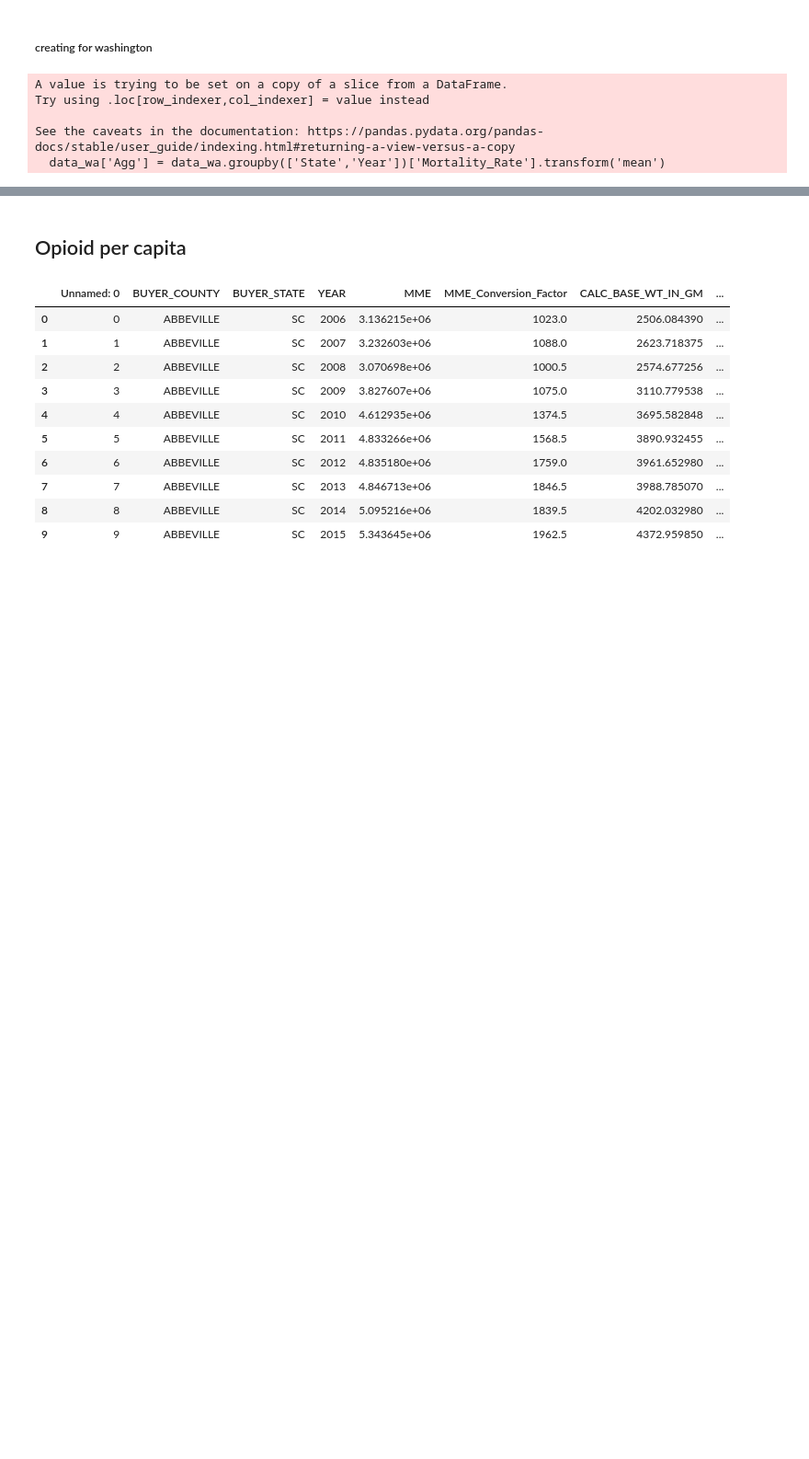
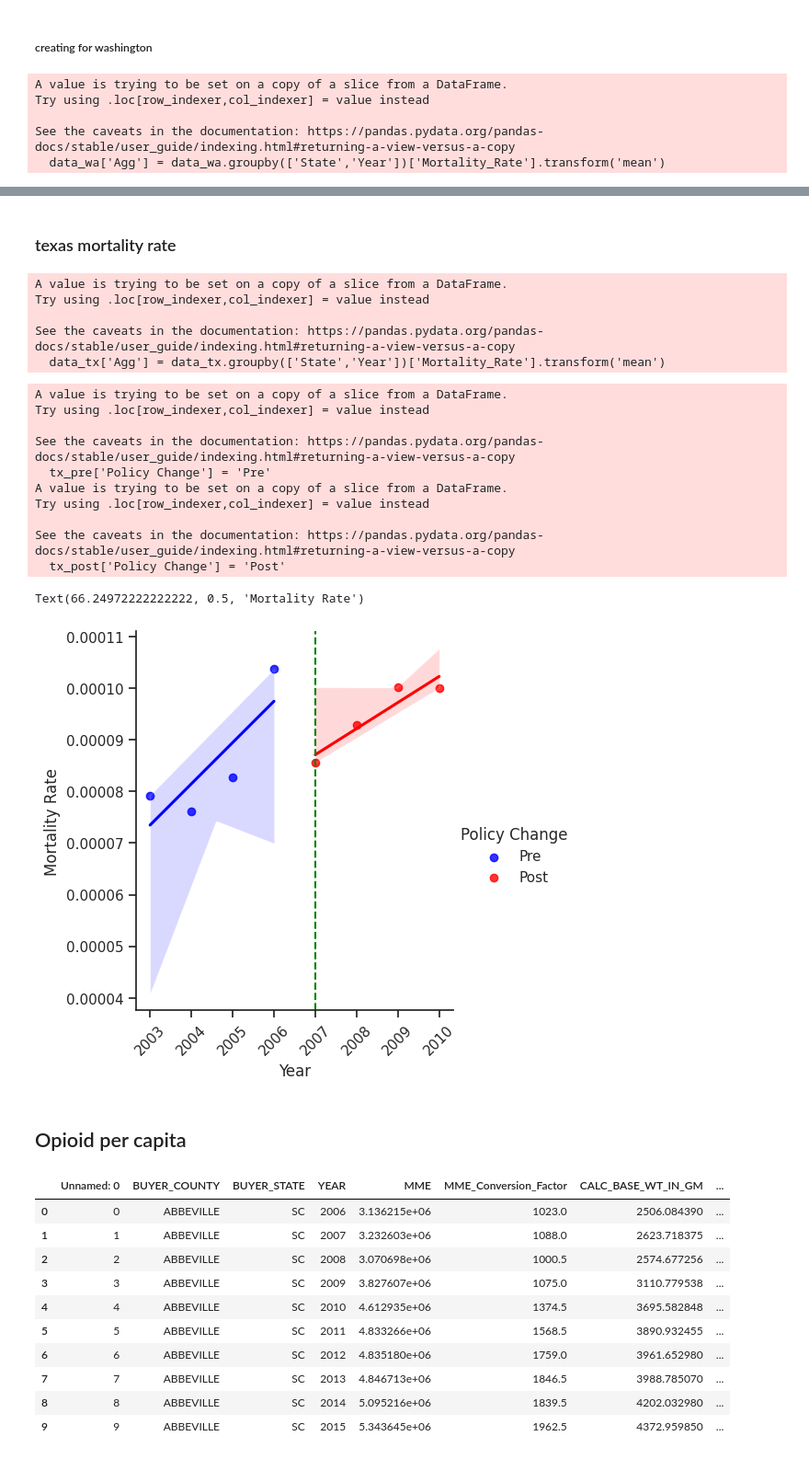
Before and after one commit to MIDS-at-Duke/opioid-2023-ss1486-us26-avb26-dj216, a Jupyter notebook: Pre_Post_Plot.ipynb, the cells around one changed output, grey strips where cells are left out. Shown: that part at 92% size. Saved outputs shown, nothing was run; the diff lists cells and outputs as text; code cells hidden in the pictures; blank space fills up the shorter version.

```diff
--- a/Pre_Post_Plot.ipynb
+++ b/Pre_Post_Plot.ipynb
@@ -175,3 +128,60 @@ See the caveats in the documentation: https://pandas.pydata.org/pandas-docs/stab
+# %% [markdown]
+### texas mortality rate
+# %%
+data_tx = data[data["State"] == 'Texas']
+data_tx['Agg'] = data_tx.groupby(['State','Year'])['Mortality_Rate'].transform('mean')
+data_tx = data_tx[['State','Year','Agg']].drop_duplicates()
+tx_pre = data_tx[data_tx['Year'] < 2007]
+tx_post = data_tx[(data_tx['Year'] >= 2007) & (data_tx['Year'] <= 2010)]
+# %% [output]
+A value is trying to be set on a copy of a slice from a DataFrame.
+Try using .loc[row_indexer,col_indexer] = value instead
+
+See the caveats in the documentation: https://pandas.pydata.org/pandas-docs/stable/user_guide/indexing.html#returning-a-view-versus-a-copy
+  data_tx['Agg'] = data_tx.groupby(['State','Year'])['Mortality_Rate'].transform('mean')
+# %%
+import seaborn as sns
+
+# Assuming you have already defined fl_pre and fl_post DataFrames
+
+# Merge the datasets for easier plotting
+tx_pre['Policy Change'] = 'Pre'
+tx_post['Policy Change'] = 'Post'
+combined_data = pd.concat([tx_pre, tx_post])
+
+# Plotting using Seaborn
+sns.set(style="ticks")  # Setting the style to remove the gridlines
+
+# Create the plot
+plot = sns.lmplot(x="Year", y="Agg", data=combined_data, hue='Policy Change', palette={"Pre": "blue", "Post": "red"})
+
+# Accessing the underlying axes
+ax = plot.axes[0, 0]
+
+# Adding a vertical line at 2010
+ax.axvline(x=2007, color='green', linestyle='--')
+
+# Set x-axis ticks to display every year
+ax.set_xticks(range(int(combined_data['Year'].min()), int(combined_data['Year'].max()) + 1))
+
+# Rotate x-axis labels for better readability and increase space between them
+ax.set_xticklabels(ax.get_xticklabels(), rotation=45)
+ax.set_ylabel("Mortality Rate")
+
+# Show the plot
+# %% [output]
+A value is trying to be set on a copy of a slice from a DataFrame.
+Try using .loc[row_indexer,col_indexer] = value instead
+
+See the caveats in the documentation: https://pandas.pydata.org/pandas-docs/stable/user_guide/indexing.html#returning-a-view-versus-a-copy
+  tx_pre['Policy Change'] = 'Pre'
+A value is trying to be set on a copy of a slice from a DataFrame.
+Try using .loc[row_indexer,col_indexer] = value instead
+
+See the caveats in the documentation: https://pandas.pydata.org/pandas-docs/stable/user_guide/indexing.html#returning-a-view-versus-a-copy
+  tx_post['Policy Change'] = 'Post'
+Text(66.24972222222222, 0.5, 'Mortality Rate')
+[figure, added]
 # %% [markdown]
 ## Opioid per capita
 # %%
```
Also changed, not shown: parts of 14 cells of this notebook.
